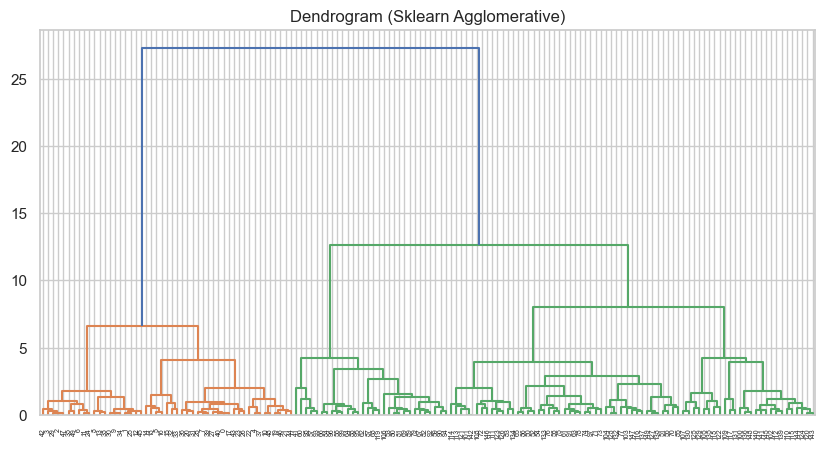
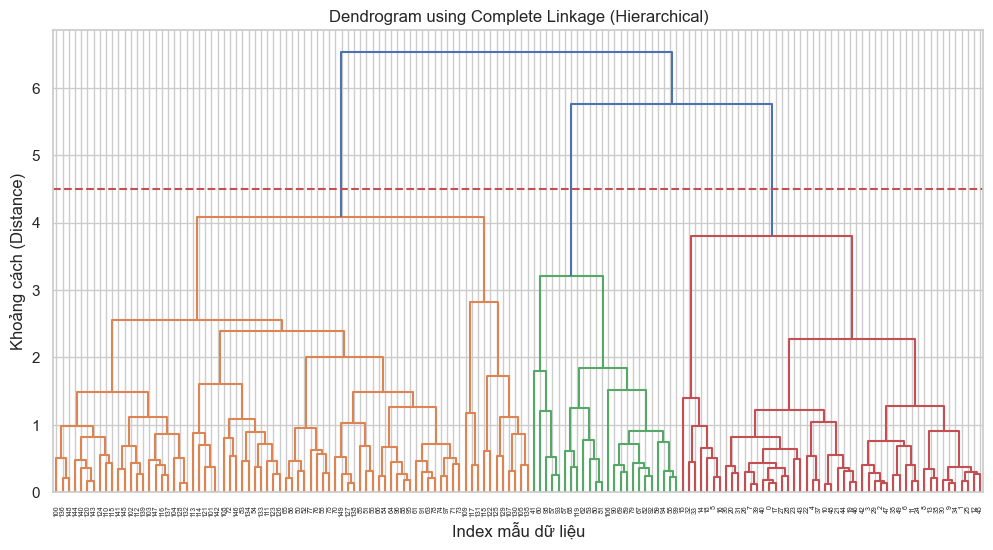
The change to this notebook cell's code, shown as a diff; its figure went from the first image to the second:
--- before
+++ after
@@ -1,6 +1,10 @@
 # 5.1 Dendrogram
-Z = linkage(X_scaled, method='ward')
-plt.figure(figsize=(10, 5))
+Z = linkage(X_scaled, method='complete')
+
+plt.figure(figsize=(12, 6))
 dendrogram(Z)
-plt.title("Dendrogram (Sklearn Agglomerative)")
+plt.axhline(y=4.5, color='r', linestyle='--') 
+plt.title("Dendrogram using Complete Linkage (Hierarchical)")
+plt.xlabel("Index mẫu dữ liệu")
+plt.ylabel("Khoảng cách (Distance)")
 plt.show()

Commit: Add files via upload